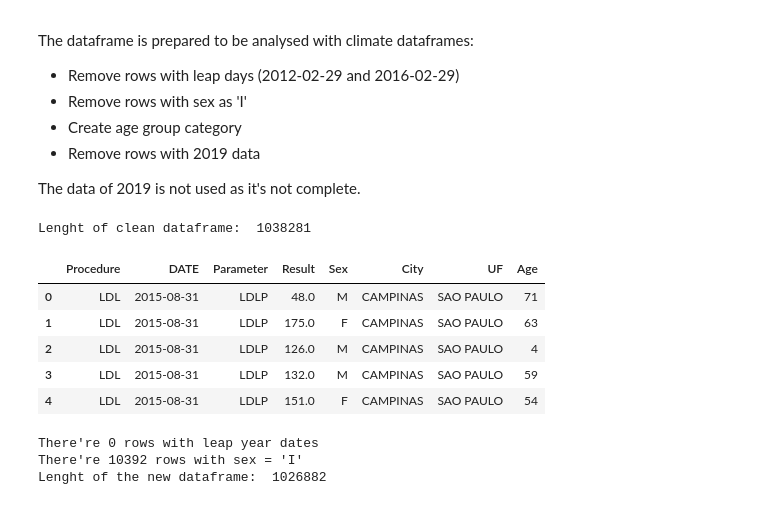
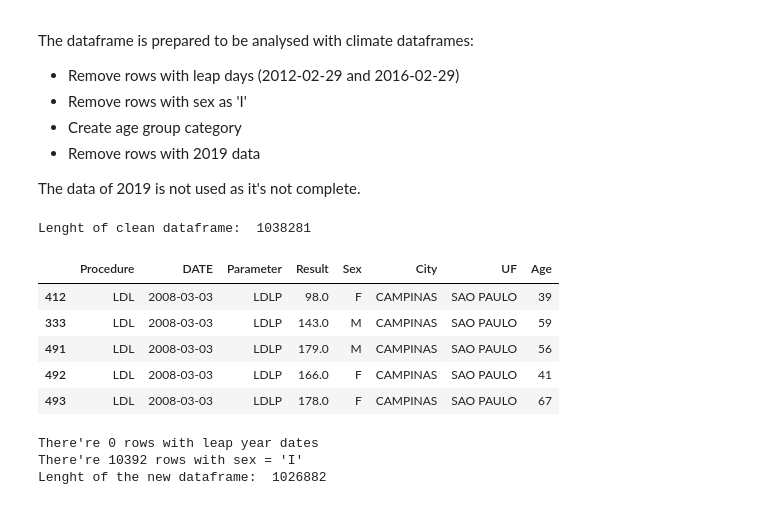
Before and after one commit to climate-and-health-datasci-Unicamp/ldl-cholesterol-climate-analysis, a Jupyter notebook: notebooks/02_LDL_lag_transformation.ipynb, the cells around one changed output. Drawn from its saved outputs; the diff is of its cells as text; code cells hidden in the pictures.

Commit message:
df sorted by DATE

```diff
--- a/notebooks/02_LDL_lag_transformation.ipynb
+++ b/notebooks/02_LDL_lag_transformation.ipynb
@@ -39,31 +39,31 @@ The data of 2019 is not used as it's not complete.
 # %%
 #@title Load data and libraries
 #-------------------------------------------------------------------#
 #                       Import libraries                            #
 #-------------------------------------------------------------------#
 import pandas as pd
 import numpy as np
 import matplotlib.pyplot as plt
 
 #-------------------------------------------------------------------#
 #                      Load clean dataframe                         #
 #-------------------------------------------------------------------#
 url = 'https://media.githubusercontent.com/media/climate-and-health-datasci-Unicamp/data/master/LMC/interim/df_clean.csv'
 df_clean = pd.read_csv(url)
 print("Lenght of clean dataframe: ",len(df_clean))
 df_clean.head()
 
 df_clean = df_clean.drop(columns = ['Unnamed: 0','Year','Month','Day'])
 df_clean = df_clean.rename(columns = {'DateTimeExam':'DATE'})
-df_clean.head()
+df_clean.sort_values(by = 'DATE').head()
 # %% [output]
 Lenght of clean dataframe:  1038281
 |  | Procedure | DATE | Parameter | Result | Sex | City | UF | Age |
-| 0 | LDL | 2015-08-31 | LDLP | 48.0 | M | CAMPINAS | SAO PAULO | 71 |
-| 1 | LDL | 2015-08-31 | LDLP | 175.0 | F | CAMPINAS | SAO PAULO | 63 |
-| 2 | LDL | 2015-08-31 | LDLP | 126.0 | M | CAMPINAS | SAO PAULO | 4 |
-| 3 | LDL | 2015-08-31 | LDLP | 132.0 | M | CAMPINAS | SAO PAULO | 59 |
-| 4 | LDL | 2015-08-31 | LDLP | 151.0 | F | CAMPINAS | SAO PAULO | 54 |
+| 412 | LDL | 2008-03-03 | LDLP | 98.0 | F | CAMPINAS | SAO PAULO | 39 |
+| 333 | LDL | 2008-03-03 | LDLP | 143.0 | M | CAMPINAS | SAO PAULO | 59 |
+| 491 | LDL | 2008-03-03 | LDLP | 179.0 | M | CAMPINAS | SAO PAULO | 56 |
+| 492 | LDL | 2008-03-03 | LDLP | 166.0 | F | CAMPINAS | SAO PAULO | 41 |
+| 493 | LDL | 2008-03-03 | LDLP | 178.0 | F | CAMPINAS | SAO PAULO | 67 |
 # %%
 #@title Create age group category
 df_clean.loc[df_clean['Age'] < 2.0, 'Age group'] = '1 - Infant'
```
